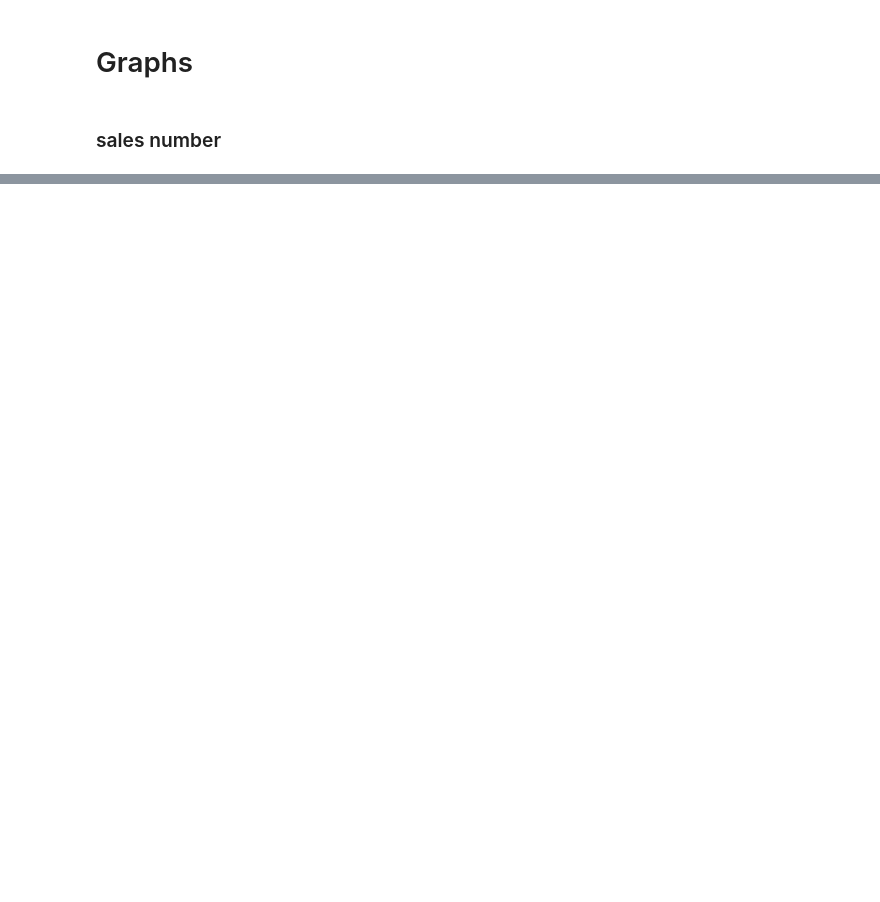
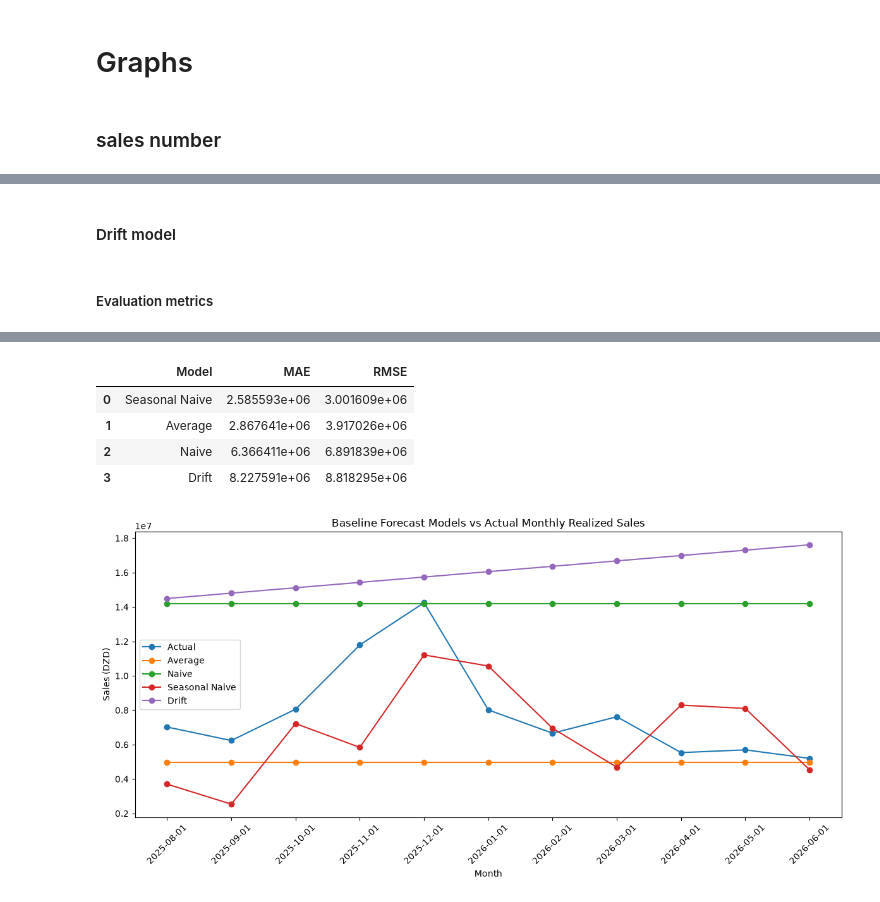
Before and after one commit to serene-b/energical-decision-platform, a Jupyter notebook: pipeline/Notebooks/sales_intelligence.ipynb, the cells around one changed output, grey strips where cells are left out. Saved outputs shown, nothing was run; the diff lists cells and outputs as text; code cells hidden in the pictures; blank space fills up the shorter version.

```diff
--- a/pipeline/Notebooks/sales_intelligence.ipynb
+++ b/pipeline/Notebooks/sales_intelligence.ipynb
@@ -379,0 +617,2 @@ fig.show()
+# %%
+test["average_forecast"] = train["order_total_amount"].mean()
@@ -379,0 +621,2 @@ fig.show()
+# %%
+test["naive_forecast"] = train["order_total_amount"].iloc[-1]
@@ -379,0 +636,69 @@ fig.show()
+# %% [markdown]
+#### Drift model
+# %%
+constant = (
+    train["order_total_amount"].iloc[-1]
+    - train["order_total_amount"].iloc[0]
+) / (len(train) - 1)
+
+test["h"] = range(1, len(test) + 1)
+
+test["drift_forecast"] = (
+    train["order_total_amount"].iloc[-1]
+    + test["h"] * constant
+)
+# %% [markdown]
+##### Evaluation metrics
+# %%
+from sklearn.metrics import mean_absolute_error, mean_squared_error
+
+actual = test["order_total_amount"]
+models = {
+    "Average": test["average_forecast"],
+    "Naive": test["naive_forecast"],
+    "Seasonal Naive": test["seasonal_naive_forecast"],
+    "Drift": test["drift_forecast"]
+}
+
+results = []
+for model_name, forecast in models.items():
+    results.append({
+        "Model": model_name,
+        "MAE": mean_absolute_error(actual, forecast),
+        "RMSE": np.sqrt(mean_squared_error(actual, forecast))
+    })
+
+results = (
+    pd.DataFrame(results)
+    .sort_values("MAE")
+    .reset_index(drop=True)
+)
+
+forecast_table = test[[
+    "order_date",
+    "order_total_amount",
+    "average_forecast",
+    "naive_forecast",
+    "seasonal_naive_forecast",
+    "drift_forecast"
+]]
+display(forecast_table)
+display(results)
+
+plt.figure(figsize=(12, 6))
+plt.plot(test["order_date"].astype(str), actual, marker="o", label="Actual")
+for model_name, forecast in models.items():
+    plt.plot(
+        test["order_date"].astype(str),
+        forecast,
+        marker="o",
+        label=model_name
+    )
+plt.title("Baseline Forecast Models vs Actual Monthly Realized Sales")
+plt.xlabel("Month")
+plt.ylabel("Sales (DZD)")
+plt.xticks(rotation=45)
+plt.legend()
+plt.tight_layout()
+plt.show()
+# %% [output]
@@ -379,0 +717,6 @@ fig.show()
+|  | Model | MAE | RMSE |
+| 0 | Seasonal Naive | 2.585593e+06 | 3.001609e+06 |
+| 1 | Average | 2.867641e+06 | 3.917026e+06 |
+| 2 | Naive | 6.366411e+06 | 6.891839e+06 |
+| 3 | Drift | 8.227591e+06 | 8.818295e+06 |
+[figure, added]
```
Also changed, not shown: parts of 73 cells of this notebook, 37 other files.
